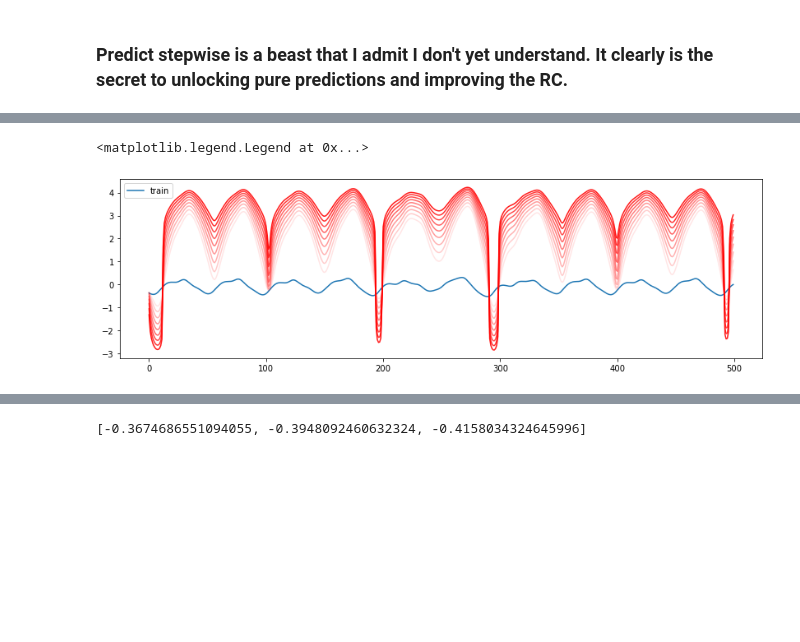
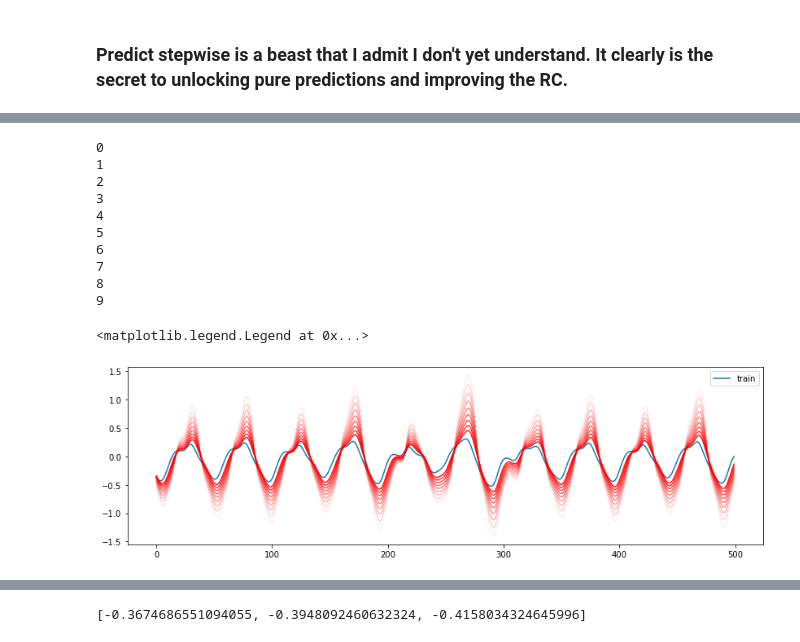
Before and after one commit to blindedjoy/RcTorch, a Jupyter notebook: turbo_1.ipynb, the cells around one changed output, grey strips where cells are left out. Cells and saved outputs as stored; diff of their text form; code cells hidden in the pictures; blank space fills up the shorter version.

```diff
--- a/turbo_1.ipynb
+++ b/turbo_1.ipynb
@@ -92,7 +73,0 @@ UsageError: Line magic function `%%timehi.shape` not found.
-# %%
-%%time
-for i in range(5000):
-    a = torch.rand(5,5)
-    b = torch.rand(5,5)
-    #c = a @b
-    d = torch.matmul(a,b)
@@ -101,8 +73,0 @@ Wall time: 48.9 ms
-# %%
-%%time
-for i in range(5000):
-    a = torch.rand(5,5)
-    b = torch.rand(5,5)
-    c = a @b
-    #d = torch.matmul(a,b)
-#torch.all(torch.eq(c, d))
@@ -971,9 +952,9 @@ test = torch.FloatTensor(data[tr_len:te_end].reshape(-1, 1))
 #n_nodes=1000, connectivity=0.01, input_scaling=0.5, feedback_scaling=0.5, leaking_rate=0.3, spectral_radius=1.25, regularization=1e-8, feedback=True)
 torch.manual_seed(1)
 RC = EchoStateNetwork(n_nodes=1000, connectivity=0.1, input_scaling=1, feedback_scaling=1,
-         leaking_rate=0.1, spectral_radius=0.96, regularization=1e-3, feedback=True, backprop = True, epochs = 3) #bias = -10,
+         leaking_rate=0.1, spectral_radius=0.96, regularization=1e-3, feedback=True, backprop = False, epochs = 20) #bias = -10,
 
-RC.train( train.to(device), learning_rate = 5e-3)#, epochs=epochs,
+RC.train( train.to(device), learning_rate = 5e-3)
 
 err, pred = RC.test(test.to(device), scoring_method = "nrmse", steps_ahead = 1)
 # %% [output]
@@ -987,7 +966,7 @@ KeyboardInterrupt:
 # %%
 step = 10
 
-err, pred = RC.test(test, scoring_method = "mse", steps_ahead = step)
+err, pred = RC.test(test, scoring_method = "rmse", steps_ahead = step)
 print('reported error', err)
 end = len(test)
 
@@ -1017,16 +996,27 @@ sns.lineplot(x = "steps_ahead", y = np.log(hi["error"]), data = hi)
 # %%
 plt.figure(figsize = (14,4))
 plt.plot(list(range(len(test))), test, label = "train")
 for i in range(pred.shape[1]):
+    print(i)
     offset = [0] *(i+1)
     #yy =  offset + pred[:,i].numpy().ravel().tolist()
     yy = pred[:,i].cpu().numpy().ravel().tolist()
 
     xx = list(range(len(yy )))
 
-    plt.plot(xx, yy, alpha = 0.1 * i, color = "red")
+    plt.plot(xx, yy, alpha = (1-0.1) * i, color = "red")
 
 plt.legend()
 # %% [output]
-<matplotlib.legend.Legend at 0x...>
+0
+1
+2
+3
+4
+5
+6
+7
+8
+9
+<matplotlib.legend.Legend at 0x...>
-[figure, old version]
+[figure, new version]
```
Also changed, not shown: parts of 26 cells of this notebook.
